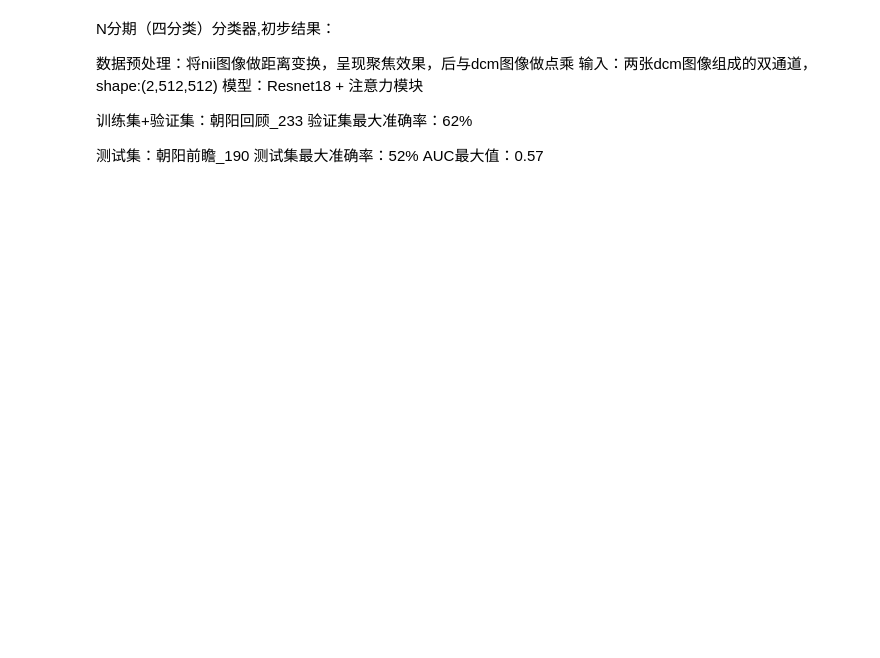
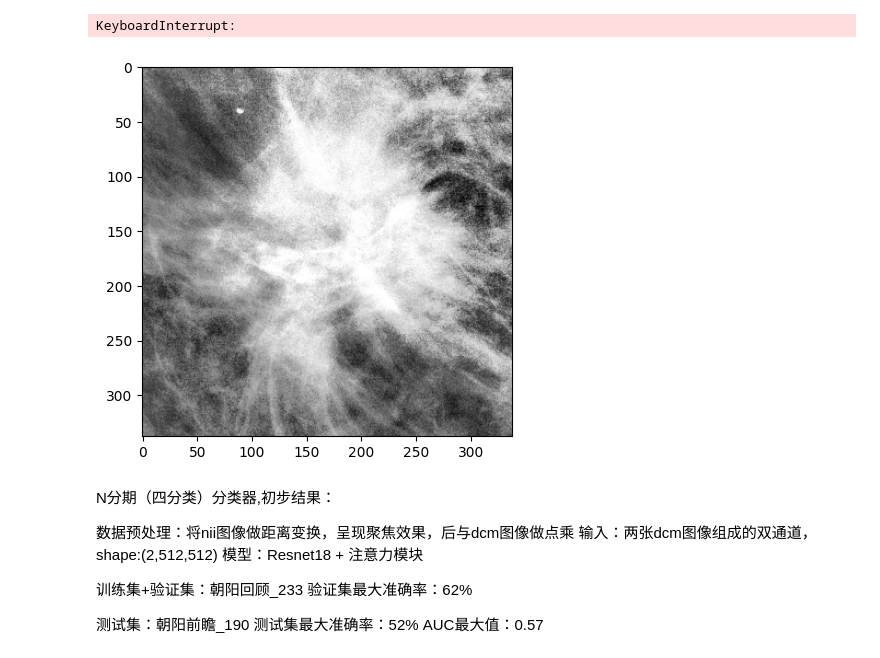
Before and after one commit to Gouy2/mam_gland, a Jupyter notebook: train.ipynb, the cells around one changed output. Saved outputs shown, nothing was run; the diff lists cells and outputs as text; code cells hidden in the pictures; blank space fills up the shorter version.

Commit message:
img_save

```diff
--- a/train.ipynb
+++ b/train.ipynb
@@ -60,9 +90,8 @@ import glob
 # %%
 import pandas as pd
 import os
-from load_img import load_dcm, load_nii
+from module.load_img import load_dcm, load_nii
 import numpy as np
-from process_data import process_images_for_patients
 from PIL import Image
 import cv2
 
@@ -110,23 +139,19 @@ def process_images_for_patients(base_path, target_size,a =0):
                 # 读取并处理 .dcm 和 .nii 图像
                 dcm_image = load_dcm(dcm_file)
                 nii_mask , top_left, bottom_right = load_nii(nii_file)
-
                 dcm_image = dcm_image[top_left[0]:bottom_right[0], top_left[1]:bottom_right[1]]
 
                 # 将两个图像相乘
                 focused_image = dcm_image * nii_mask
-
                 focused_image = cv2.resize(focused_image, target_size)
-
-                # npimage = np.array(focused_dcm_image)
+                npimage = np.array(focused_image)
                 # np.savetxt(npimage,f'./txt/{a}.txt')
                 # print(npimage)
                 # np.savetxt(f"./txt/{a}.txt", npimage, fmt="%.1f", delimiter=",")
 
-                # save_image(npimage,f"./image/{a}.png")
-                # plt.imshow(focused_dcm_image, cmap='gray')
-                # plt.savefig(f"./image/{a}.png")
-
+                plt.imshow(dcm_image, cmap='gray')
+                # plt.imshow(focused_image, cmap='gray')
+                plt.savefig(f"./image/curr{a}.png")
 
                 all_images.append(focused_image)
 
@@ -141,33 +166,36 @@ def process_images_for_patients(base_path, target_size,a =0):
             # 将两个图像堆叠在一起
             patient_input = np.stack(all_images, axis=0)  # 形状为 (2, 512, 512)
             # 追加至列表中
             patient_images.append(patient_input)
 
         else:
             print(f"Skipping patient {folder_pair} due to missing images")
 
     return patient_images
 
 def save_image(image_array, save_path):
     """
     将灰度图像数组保存为图像文件
     :param image_array: 灰度图像数组 (二维数组)
     :param save_path: 保存路径
     """
     # 确保数组是灰度图像（二维数组）
     if len(image_array.shape) == 2:
         # 将 NumPy 数组转换为 PIL 图像
         img = Image.fromarray(image_array.astype(np.uint8))  # uint8 类型
         img.save(save_path)
     else:
         print(len(image_array.shape))
 
 
 base_path = './data/chaoyang_huigu'  # 图像数据的根目录
 save_path = './image'
 target_size = (224, 224)  # 目标图像尺寸
 
 patient_images = process_images_for_patients(base_path, target_size)
+# %% [output]
+KeyboardInterrupt:
+[figure, added]
 # %%
 import numpy as np
 from pathlib import Path
```
Also changed, not shown: parts of 2 cells of this notebook, 3 other files.
